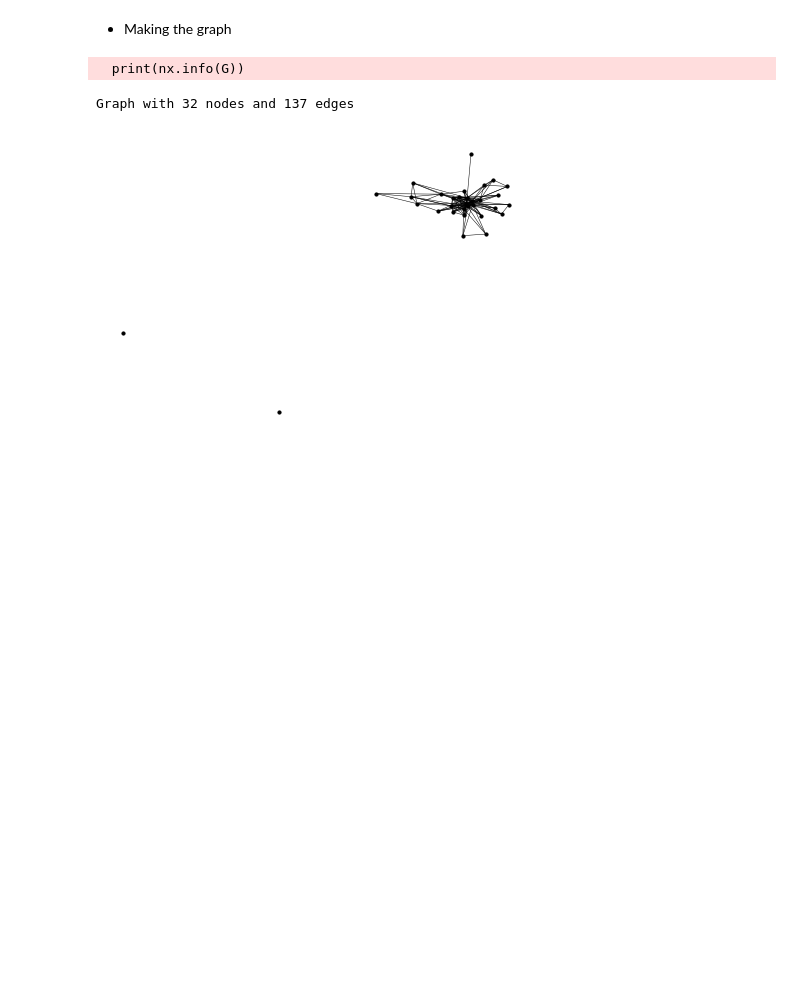
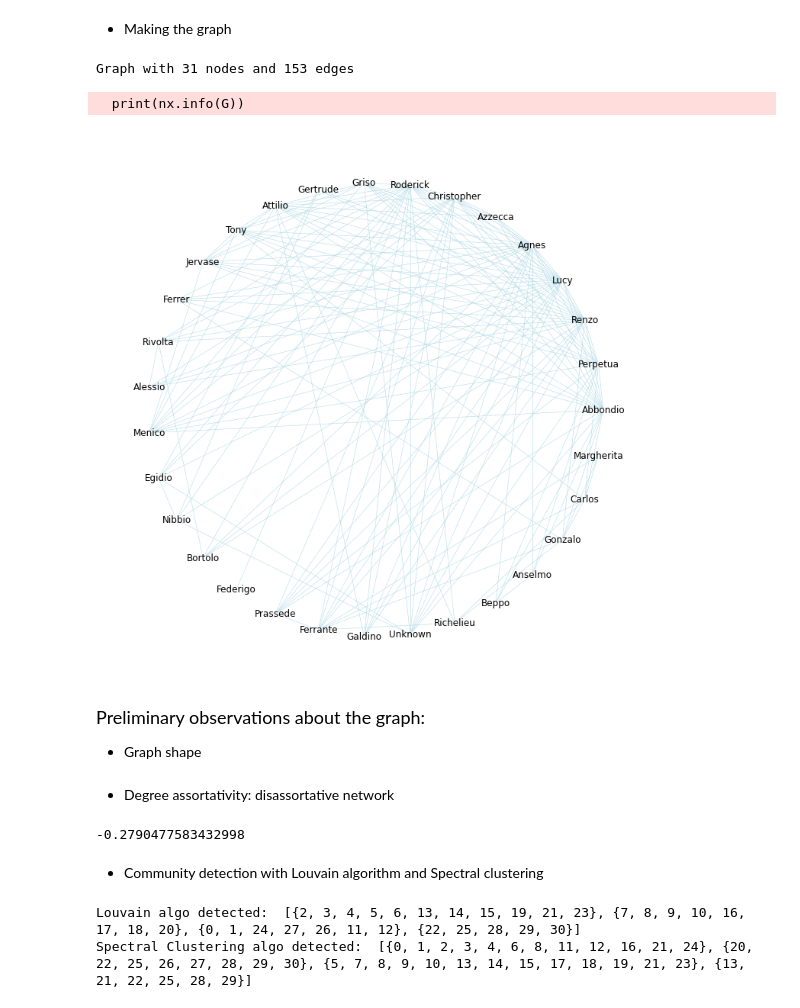
Before and after one commit to GiovanniFaldani/AlgorithmsInDataScience-Homework, a Jupyter notebook: Project1.ipynb, the cells around one changed output. Saved outputs shown, nothing was run; the diff lists cells and outputs as text; code cells hidden in the pictures; blank space fills up the shorter version.

Commit message:
Implementation of Louvain and Spectral

```diff
--- a/Project1.ipynb
+++ b/Project1.ipynb
@@ -162,33 +158,70 @@ print(adjacencyMatrix)
 # %%
 G = nx.Graph()
 
 # add one node per character
 for i in range(len(mainCharacters)):
     G.add_node(i, size = 1)
+
+
+# add node labels
+nx.set_node_attributes(G, nodeCharacter, name='Names')
 
 # add the edges from the adjacency matrix (avoid duplicates)
 
 for i in range(len(adjacencyMatrix)-1):
     for j in range(i+1, len(adjacencyMatrix[0])):
         if adjacencyMatrix[i][j] != 0 :
             G.add_edge(i,j, weight = adjacencyMatrix[i][j])
 
 
 
 print(nx.info(G))
-print(G.nodes[0][""])
+#print(G.nodes[0][""])
 
 def print_graph(G):
     g_draw = G
 
-    fig = plt.figure(figsize=(6,4))
-
-    pos = nx.spring_layout(g_draw)
-    nx.draw(g_draw, pos, node_color='black', node_size=10, width=0.5)
+    fig = plt.figure(figsize=(10,10))
+    pos = nx.circular_layout(g_draw)
+    nx.draw(g_draw, pos, node_color='white', edge_color='lightblue', node_size=50, labels = nx.get_node_attributes(G, 'Names'), with_labels = True, width=0.5)
     plt.show()
 
 print_graph(G)
 # %% [output]
-  print(nx.info(G))
+Graph with 31 nodes and 153 edges
-Graph with 32 nodes and 137 edges
+  print(nx.info(G))
-[figure, old version]
+[figure, new version]
+# %% [markdown]
+<font size=4> Preliminary observations about the graph: </font>
+
+- Graph shape
+# %% [markdown]
+- Degree assortativity: disassortative network
+# %%
+def  find_assortativity(graph):
+    return nx.degree_assortativity_coefficient(graph)
+
+assortativity = find_assortativity(G)
+print(assortativity)
+# %% [output]
+-0.2790477583432998
+# %% [markdown]
+- Community detection with Louvain algorithm and Spectral clustering
+# %%
+#Louvain algorithm
+
+communities1 = nx_comm.louvain_communities(G)
+print("Louvain algo detected: ", communities1)
+
+# Spectral clustering
+
+# TODO Compute Laplacian matrix and set k to the number of eigenvalues "close" to zero -> optmal k
+k=4
+
+npMat = np.array([np.array(row) for row in adjacencyMatrix])
+communities2 = comm.spectral_clustering(npMat, k)
+print("Spectral Clustering algo detected: ", communities2)
+# first compute laplacian matrix
+# %% [output]
+Louvain algo detected:  [{2, 3, 4, 5, 6, 13, 14, 15, 19, 21, 23}, {7, 8, 9, 10, 16, 17, 18, 20}, {0, 1, 24, 27, 26, 11, 12}, {22, 25, 28, 29, 30}]
+Spectral Clustering algo detected:  [{0, 1, 2, 3, 4, 6, 8, 11, 12, 16, 21, 24}, {20, 22, 25, 26, 27, 28, 29, 30}, {5, 7, 8, 9, 10, 13, 14, 15, 17, 18, 19, 21, 23}, {13, 21, 22, 25, 28, 29}]
```
Also changed, not shown: parts of 6 cells of this notebook.
